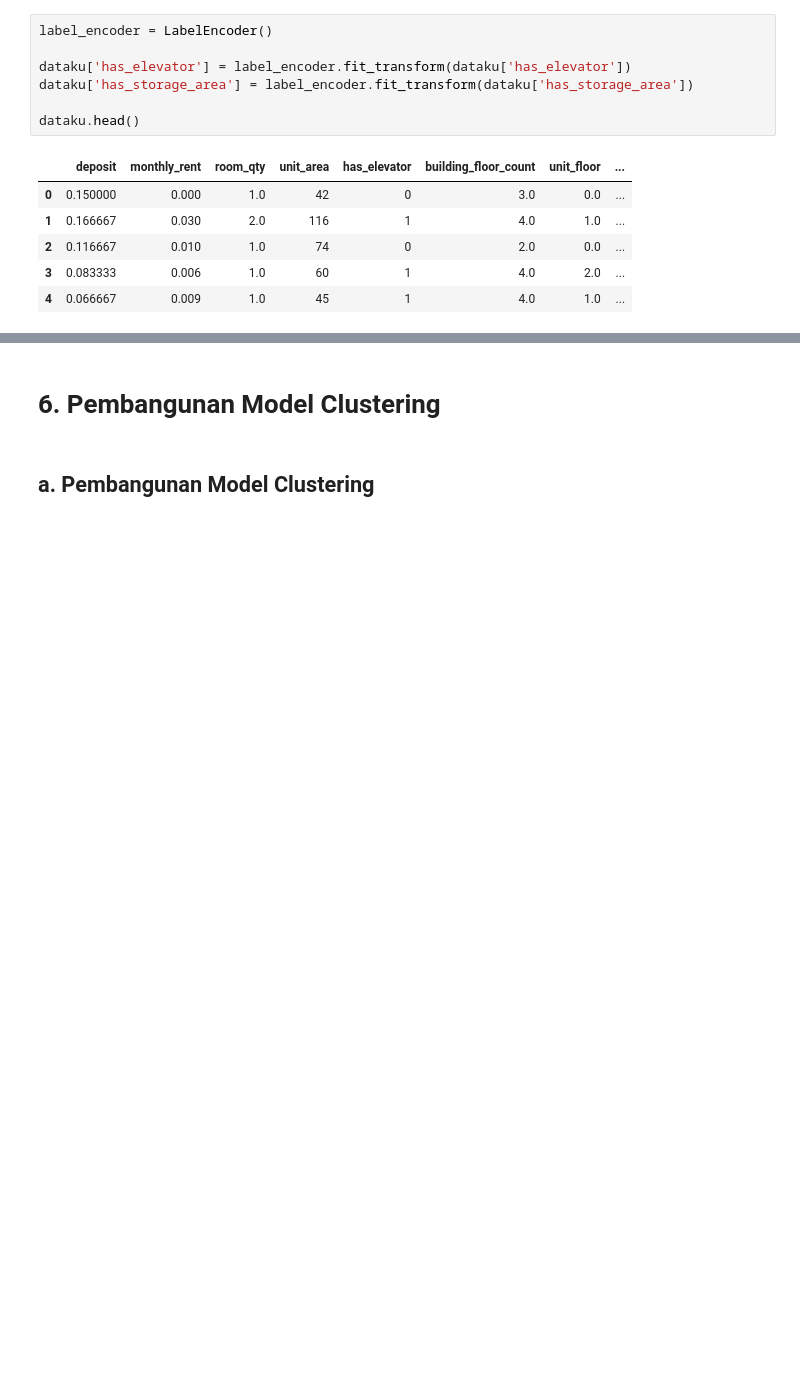
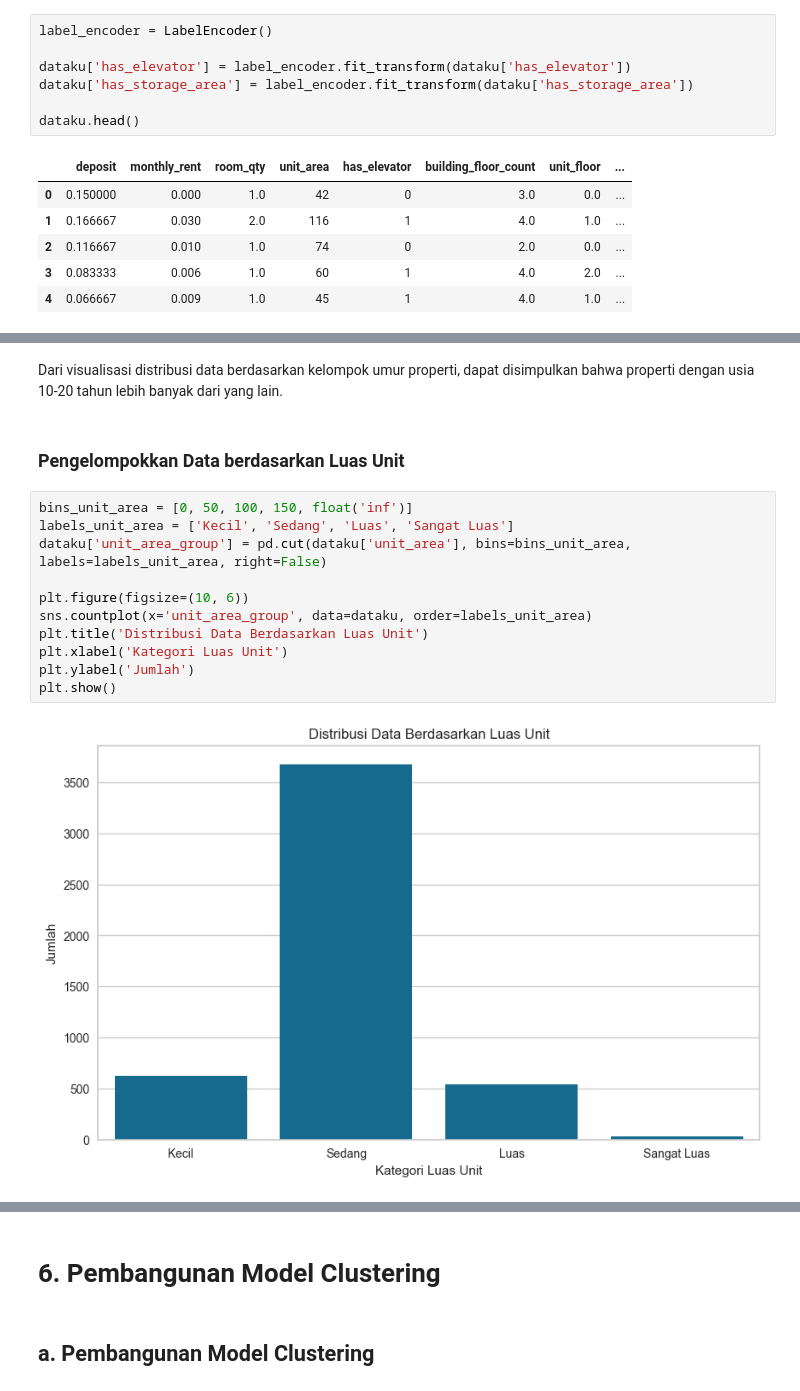
Before and after one commit to NumiKun/Submission_BMLP_DBS, a Jupyter notebook: [Clustering]_Submission_Akhir_BMLP_Rizki Surya Nugroho.ipynb, the cells around one changed output, grey strips where cells are left out. Saved outputs shown, nothing was run; the diff lists cells and outputs as text; blank space fills up the shorter version.

```diff
--- a/[Clustering]_Submission_Akhir_BMLP_Rizki Surya Nugroho.ipynb
+++ b/[Clustering]_Submission_Akhir_BMLP_Rizki Surya Nugroho.ipynb
@@ -425,0 +443,17 @@ dataku.head()
+# %% [markdown]
+Dari visualisasi distribusi data berdasarkan kelompok umur properti, dapat disimpulkan bahwa properti dengan usia 10-20 tahun lebih banyak dari yang lain.
+# %% [markdown]
+### Pengelompokkan Data berdasarkan **Luas Unit**
+# %%
+bins_unit_area = [0, 50, 100, 150, float('inf')]
+labels_unit_area = ['Kecil', 'Sedang', 'Luas', 'Sangat Luas']
+dataku['unit_area_group'] = pd.cut(dataku['unit_area'], bins=bins_unit_area, labels=labels_unit_area, right=False)
+
+plt.figure(figsize=(10, 6))
+sns.countplot(x='unit_area_group', data=dataku, order=labels_unit_area)
+plt.title('Distribusi Data Berdasarkan Luas Unit')
+plt.xlabel('Kategori Luas Unit')
+plt.ylabel('Jumlah')
+plt.show()
+# %% [output]
+[figure, added]
```
Also changed, not shown: parts of 8 cells of this notebook.
